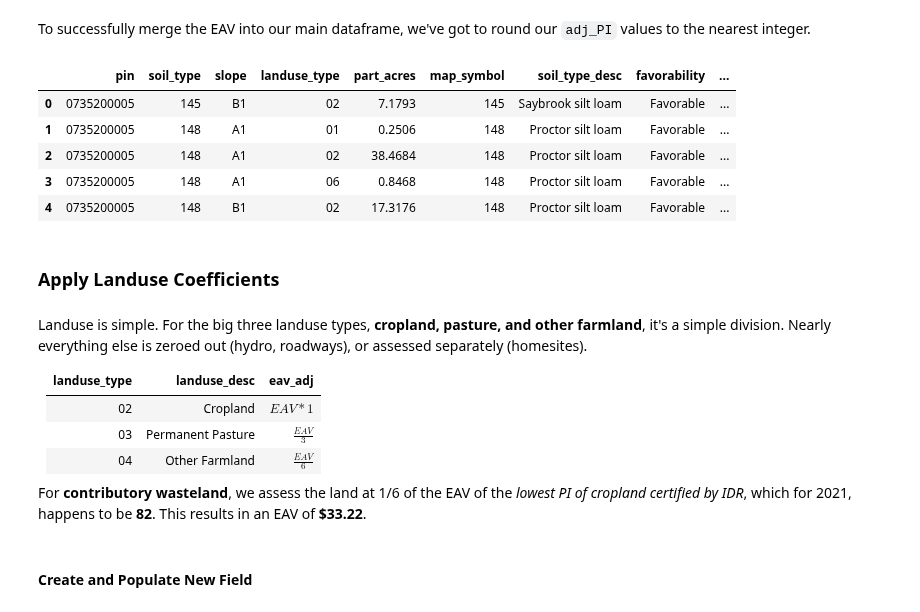
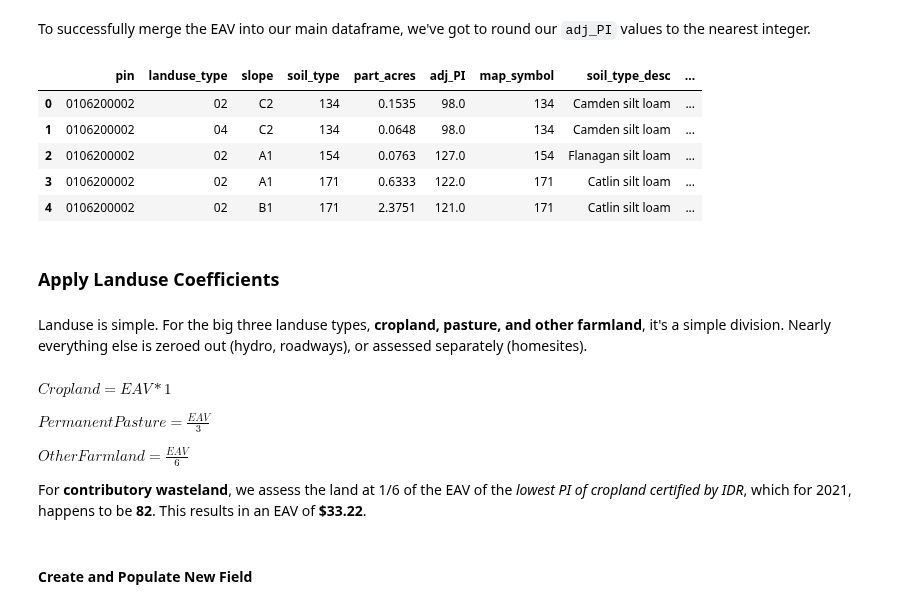
Before and after one commit to kcgis/farm-cards, a Jupyter notebook: farm-cards.ipynb, the cells around one changed output. Saved outputs shown, nothing was run; the diff lists cells and outputs as text; code cells hidden in the pictures.

```diff
--- a/farm-cards.ipynb
+++ b/farm-cards.ipynb
@@ -515,4 +577,4 @@ df[df['part_acres'] == 0]
 # %% [markdown]
 We'll subset our dataframe to remove those `0` rows.
 # %%
-df = df[df.loc[:, 'part_acres'] > 0]
+agg_df = agg_df[agg_df.loc[:, 'part_acres'] > 0]
@@ -697,7 +674,7 @@ For this, we'll use **[merge](https://pandas.pydata.org/pandas-docs/stable/refer
 # %% [markdown]
 #### Productivity Index
 # %%
-df = df.merge(pi_df, how='left', left_on='soil_type', right_on='map_symbol', suffixes=('','_desc'))
+val_df = agg_df.merge(pi_df, how='left', left_on='soil_type', right_on='map_symbol', suffixes=('','_desc'))
 
-df.head()
+val_df.head()
 # %% [output]
@@ -710,7 +687,7 @@ df.head()
 # %% [markdown]
 #### Slope and Erosion
 # %%
-df = df.merge(se_df, how='left', left_on='slope', right_on='erosion_code')
+val_df = val_df.merge(se_df, how='left', left_on='slope', right_on='erosion_code')
 
-df.head()
+val_df.head()
 # %% [output]
@@ -754,0 +708,12 @@ We don't actually *have* unfavorable soil types in this sample, but if there wer
+# %%
+val_df.insert(
+    5,
+    'adj_PI',
+    np.where(
+        val_df['favorability']=='Favorable',
+        val_df['productivity_index'] * val_df['coeff_fav'],
+        val_df['productivity_index'] * val_df['coeff_unf']
+    )
+)
+
+val_df.head()
@@ -817,28 +789,28 @@ eav_df = eav_df.append(sub82)
 # %% [markdown]
 To successfully merge the EAV into our main dataframe, we've got to round our `adj_PI` values to the nearest integer.
 # %%
-df[['adj_PI']] = df[['adj_PI']].round()
+val_df.loc[:,'adj_PI'] = val_df.loc[:,'adj_PI'].round()
 
-df = df.merge(eav_df, how='left', left_on='adj_PI', right_on='avg_PI')
+val_df = val_df.merge(eav_df, how='left', left_on='adj_PI', right_on='avg_PI')
 
-df.head()
+val_df.head()
 # %% [output]
-|  | pin | soil_type | slope | landuse_type | part_acres | map_symbol | soil_type_desc | favorability | ... |
-| 0 | 0735200005 | 145 | B1 | 02 | 7.1793 | 145 | Saybrook silt loam | Favorable | ... |
-| 1 | 0735200005 | 148 | A1 | 01 | 0.2506 | 148 | Proctor silt loam | Favorable | ... |
-| 2 | 0735200005 | 148 | A1 | 02 | 38.4684 | 148 | Proctor silt loam | Favorable | ... |
-| 3 | 0735200005 | 148 | A1 | 06 | 0.8468 | 148 | Proctor silt loam | Favorable | ... |
-| 4 | 0735200005 | 148 | B1 | 02 | 17.3176 | 148 | Proctor silt loam | Favorable | ... |
+|  | pin | landuse_type | slope | soil_type | part_acres | adj_PI | map_symbol | soil_type_desc | ... |
+| 0 | 0106200002 | 02 | C2 | 134 | 0.1535 | 98.0 | 134 | Camden silt loam | ... |
+| 1 | 0106200002 | 04 | C2 | 134 | 0.0648 | 98.0 | 134 | Camden silt loam | ... |
+| 2 | 0106200002 | 02 | A1 | 154 | 0.0763 | 127.0 | 154 | Flanagan silt loam | ... |
+| 3 | 0106200002 | 02 | A1 | 171 | 0.6333 | 122.0 | 171 | Catlin silt loam | ... |
+| 4 | 0106200002 | 02 | B1 | 171 | 2.3751 | 121.0 | 171 | Catlin silt loam | ... |
 # %% [markdown]
 ### Apply Landuse Coefficients
+# %% [markdown]
+Landuse is simple. For the big three landuse types, **cropland, pasture, and other farmland**, it's a simple division. Nearly everything else is zeroed out (hydro, roadways), or assessed separately (homesites).
 # %% [markdown]
-Landuse is simple. For the big three landuse types, **cropland, pasture, and other farmland**, it's a simple division. Nearly everything else is zeroed out (hydro, roadways), or assessed separately (homesites).
+$Cropland = EAV*1$
 
-landuse_type|landuse_desc|eav_adj
--|-|-
-02|Cropland|$EAV*1$
-03|Permanent Pasture|$\frac{EAV}{3}$
-04|Other Farmland|$\frac{EAV}{6}$
+$Permanent Pasture = \frac{EAV}{3}$
+
+$Other Farmland = \frac{EAV}{6}$
 
 For **contributory wasteland**, we assess the land at 1/6 of the EAV of the *lowest PI of cropland certified by IDR*, which for 2021, happens to be **82**. This results in an EAV of **$33.22**.
 # %% [markdown]
```
Also changed, not shown: parts of 95 cells of this notebook.
